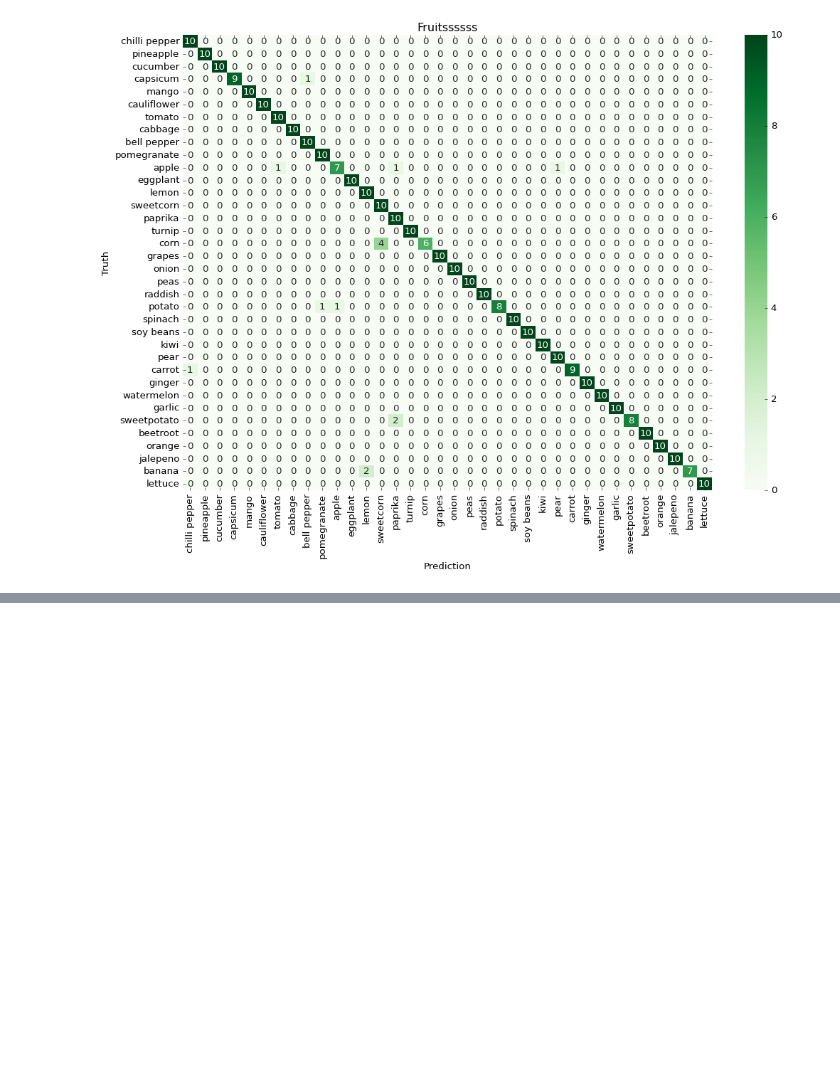
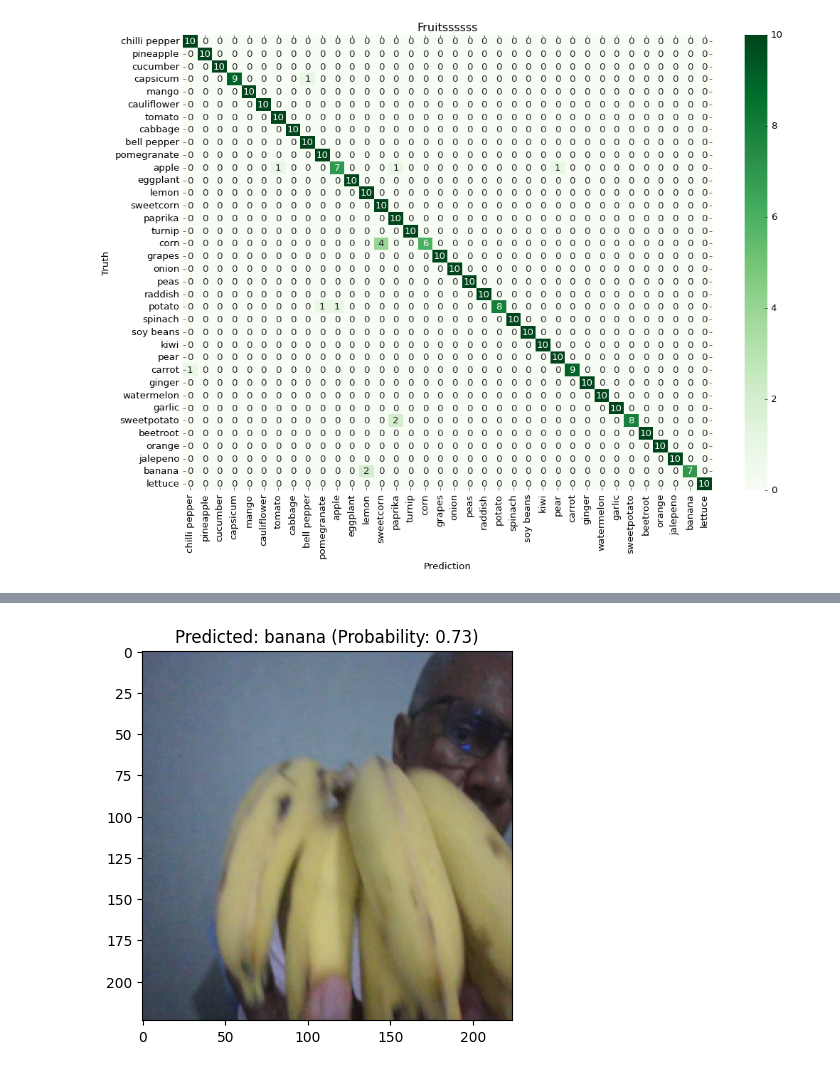
Before and after one commit to pscabral/IFMASOFTEX_1, a Jupyter notebook: mobilenetv2_8.00_160.ipynb, the cells around one changed output, grey strips where cells are left out. Saved outputs shown, nothing was run; the diff lists cells and outputs as text; code cells hidden in the pictures; blank space fills up the shorter version.

```diff
--- a/mobilenetv2_8.00_160.ipynb
+++ b/mobilenetv2_8.00_160.ipynb
@@ -593,0 +604,81 @@ Predicted class: mango
+# %%
+from IPython.display import display, Javascript
+from google.colab.output import eval_js
+from base64 import b64decode
+from PIL import Image
+import numpy as np
+import matplotlib.pyplot as plt
+from tensorflow.keras.models import load_model
+
+def take_photo_and_predict(model, class_names, filename='photo.jpg', quality=0.8):
+    js = Javascript('''
+        async function takePhoto(quality) {
+            const div = document.createElement('div');
+            const video = document.createElement('video');
+            video.style.display = 'block';
+            const stream = await navigator.mediaDevices.getUserMedia({video: true});
+
+            document.body.appendChild(div);
+            div.appendChild(video);
+            video.srcObject = stream;
+            await video.play();
+
+            // Resize the output to fit the video element.
+            google.colab.output.setIframeHeight(document.documentElement.scrollHeight, true);
+
+            const canvas = document.createElement('canvas');
+            canvas.width = video.videoWidth;
+            canvas.height = video.videoHeight;
+            canvas.getContext('2d').drawImage(video, 0, 0);
+            stream.getVideoTracks()[0].stop();
+            div.remove();
+            return canvas.toDataURL('image/jpeg', quality);
+        }
+    ''')
+    display(js)
+
+    # Capture the photo automatically
+    data = eval_js('takePhoto({})'.format(quality))
+    binary = b64decode(data.split(',')[1])
+    with open(filename, 'wb') as f:
+        f.write(binary)
+
+    # Call the predict function with the captured image
+    result_class = predict(filename, model, class_names)
+
+    # Print the predicted class
+    print("Predicted class:", result_class)
+
+# Function to predict the class of an image
+def predict(image_path, model, class_names):
+    # Load the image
+    img = Image.open(image_path)
+    img = img.resize((224, 224))
+
+    # Convert the image to a numpy array
+    img_array = np.array(img)
+    img_array = img_array / 255.0
+    img_array = np.expand_dims(img_array, axis=0)
+
+    # Make the prediction
+    prediction = model.predict(img_array)
+
+    # Get the class with the highest probability
+    predicted_class = np.argmax(prediction)
+    predicted_class_name = class_names[predicted_class]
+
+    # Display the image and prediction
+    plt.imshow(img)
+    plt.title(f"Predicted: {predicted_class_name} (Probability: {prediction[0][predicted_class]:.2f})")
+    plt.show()
+
+    # Return the predicted class name
+    return predicted_class_name
+
+# Load the pre-trained model and class names
+model = load_model("/content/frutas_final.h5")
+class_names = ['chilli pepper', 'pineapple', 'cucumber', 'capsicum', 'mango', 'cauliflower', 'tomato', 'cabbage', 'bell pepper', 'pomegranate', 'apple', 'eggplant', 'lemon', 'sweetcorn', 'paprika', 'turnip', 'corn', 'grapes', 'onion', 'peas', 'raddish', 'potato', 'spinach', 'soy beans', 'kiwi', 'pear', 'carrot', 'ginger', 'watermelon', 'garlic', 'sweetpotato', 'beetroot', 'orange', 'jalepeno', 'banana', 'lettuce']
+
+# Call the function to capture an image and predict its class
+take_photo_and_predict(model, class_names)
+# %% [output]
@@ -593,0 +687 @@ Predicted class: mango
+[figure, added]
```
Also changed, not shown: parts of 4 cells of this notebook.
